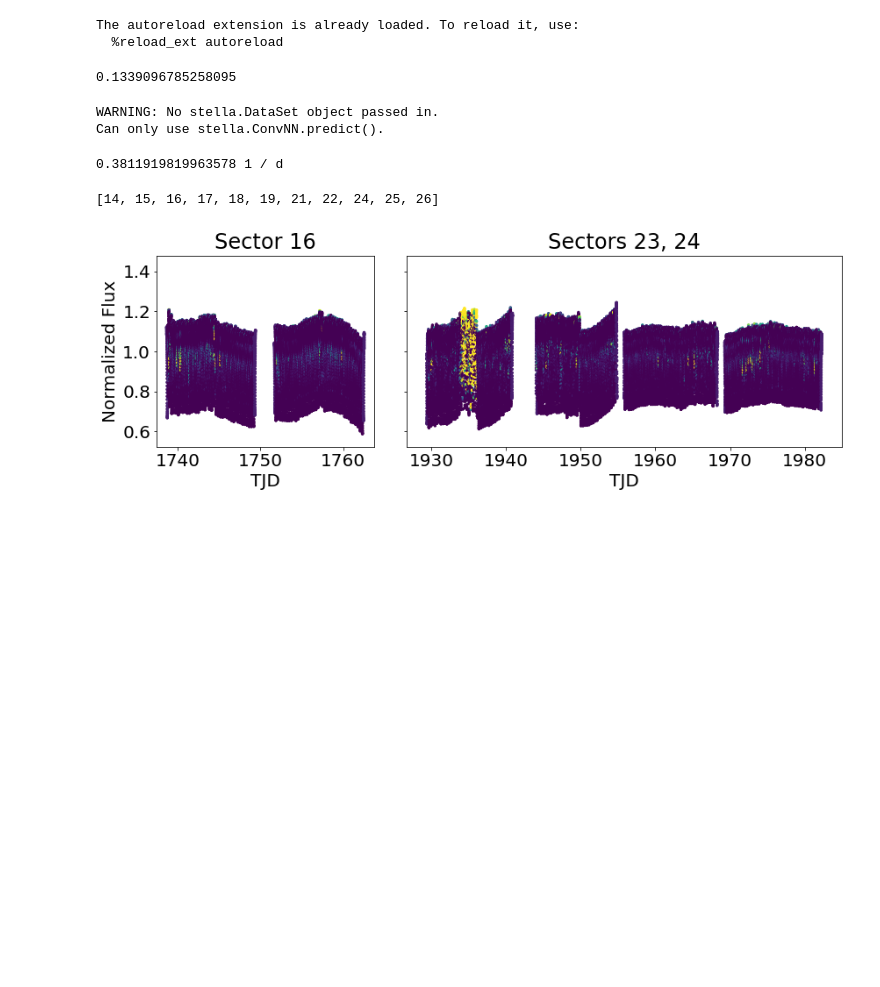
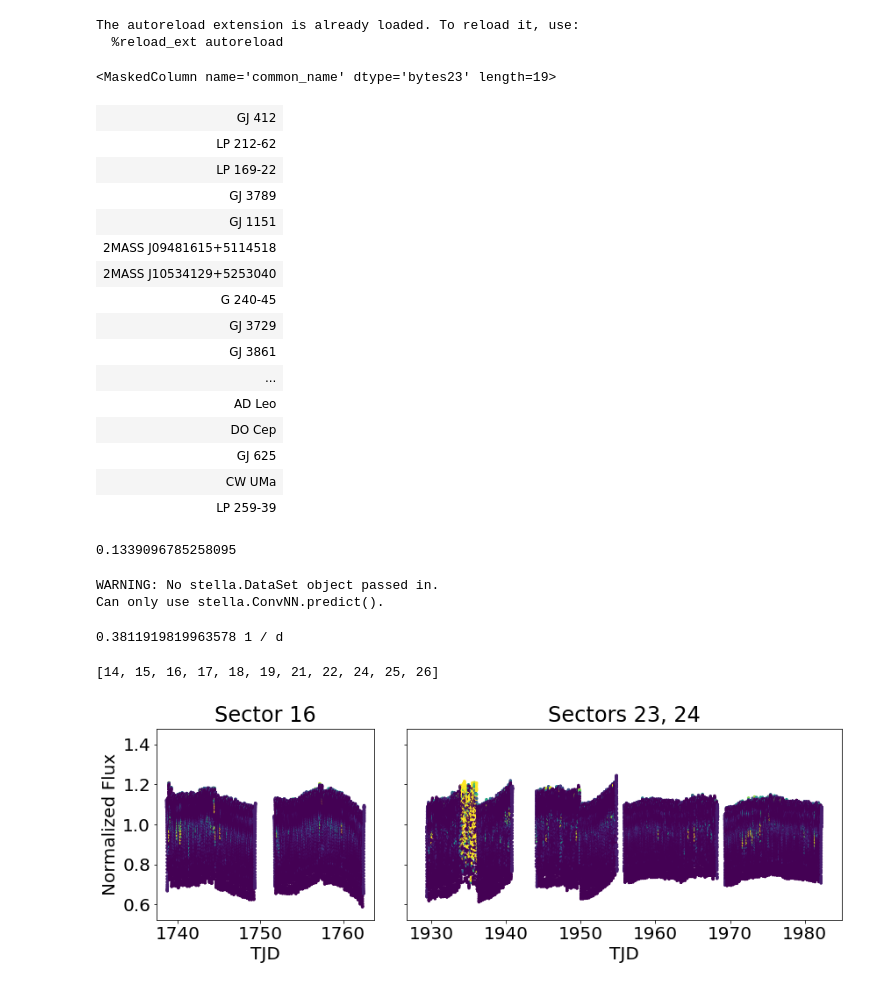
Before and after one commit to benjaminpope/mtv, a Jupyter notebook: notebooks/automatic.ipynb, the cells around one changed output. Saved outputs shown, nothing was run; the diff lists cells and outputs as text; code cells hidden in the pictures; blank space fills up the shorter version.

```diff
--- a/notebooks/automatic.ipynb
+++ b/notebooks/automatic.ipynb
@@ -18,6 +18,28 @@ The autoreload extension is already loaded. To reload it, use:
   %reload_ext autoreload
 # %%
 from scripts import *
+# %%
+targets2 = Table.read('m_dwarf_dections_27_03_20_correct_fluxes.fits')
+# %%
+targets2['common_name']
+# %% [output]
+<MaskedColumn name='common_name' dtype='bytes23' length=19>
+| GJ 412 |
+| LP 212-62 |
+| LP 169-22 |
+| GJ 3789 |
+| GJ 1151 |
+| 2MASS J09481615+5114518 |
+| 2MASS J10534129+5253040 |
+| G 240-45 |
+| GJ 3729 |
+| GJ 3861 |
+| ... |
+| AD Leo |
+| DO Cep |
+| GJ 625 |
+| CW UMa |
+| LP 259-39 |
 # %%
 targets = Table.read('names_best_cands_4sig_stokesv_clean_leakage_gaia_propermotion_applied stars_added_2019_10_24.fits')
 names = targets['common_name']
```
Also changed, not shown: parts of 1 cell of this notebook, 8 other files.
